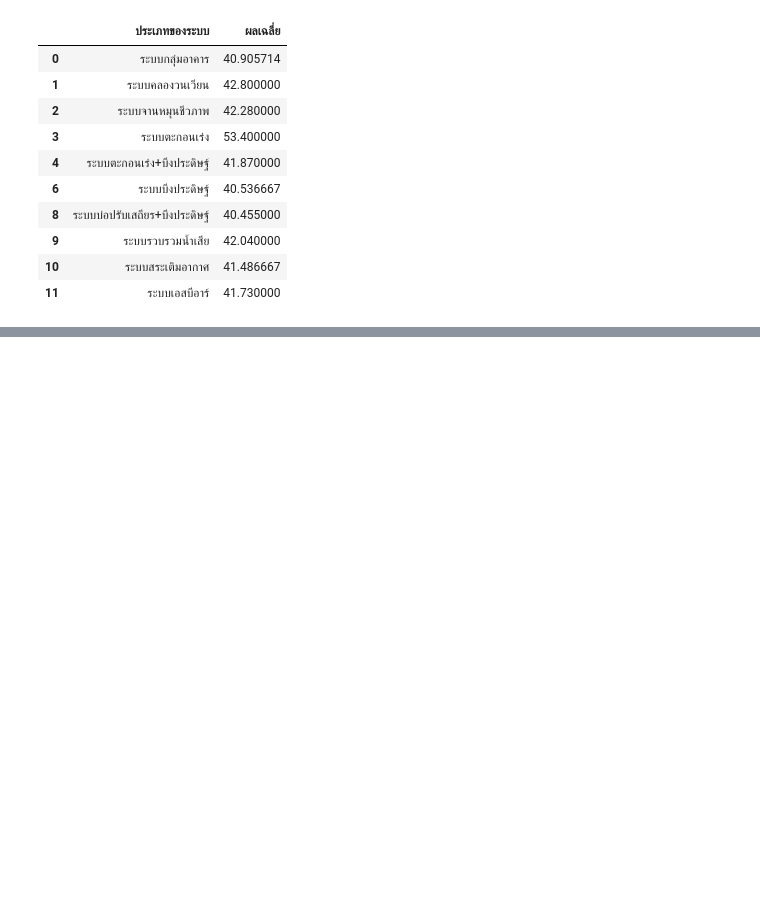
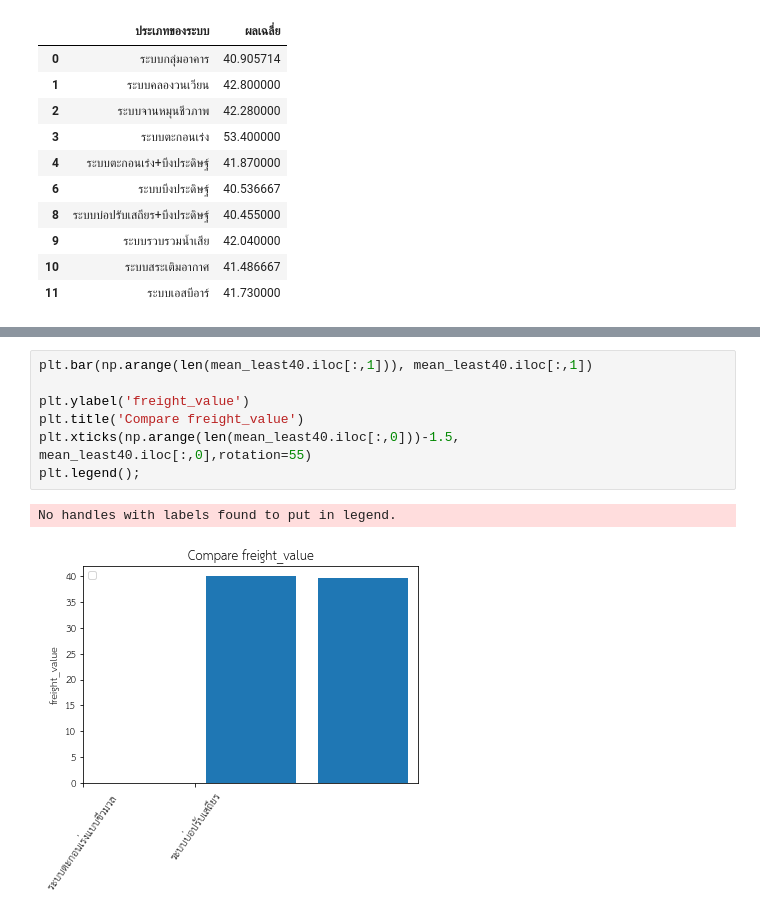
Before and after one commit to chalarm1405/DWDM21_, a Jupyter notebook: Project for Group.ipynb, the cells around one changed output, grey strips where cells are left out. Drawn from its saved outputs; the diff is of its cells as text; blank space fills up the shorter version.

```diff
--- a/Project for Group.ipynb
+++ b/Project for Group.ipynb
@@ -980,0 +972,10 @@ ValueError: ignored
+# %%
+plt.bar(np.arange(len(mean_least40.iloc[:,1])), mean_least40.iloc[:,1])
+
+plt.ylabel('freight_value')
+plt.title('Compare freight_value')
+plt.xticks(np.arange(len(mean_least40.iloc[:,0]))-1.5, mean_least40.iloc[:,0],rotation=55)
+plt.legend();
+# %% [output]
+No handles with labels found to put in legend.
+[figure, added]
```
Also changed, not shown: parts of 22 cells of this notebook.
